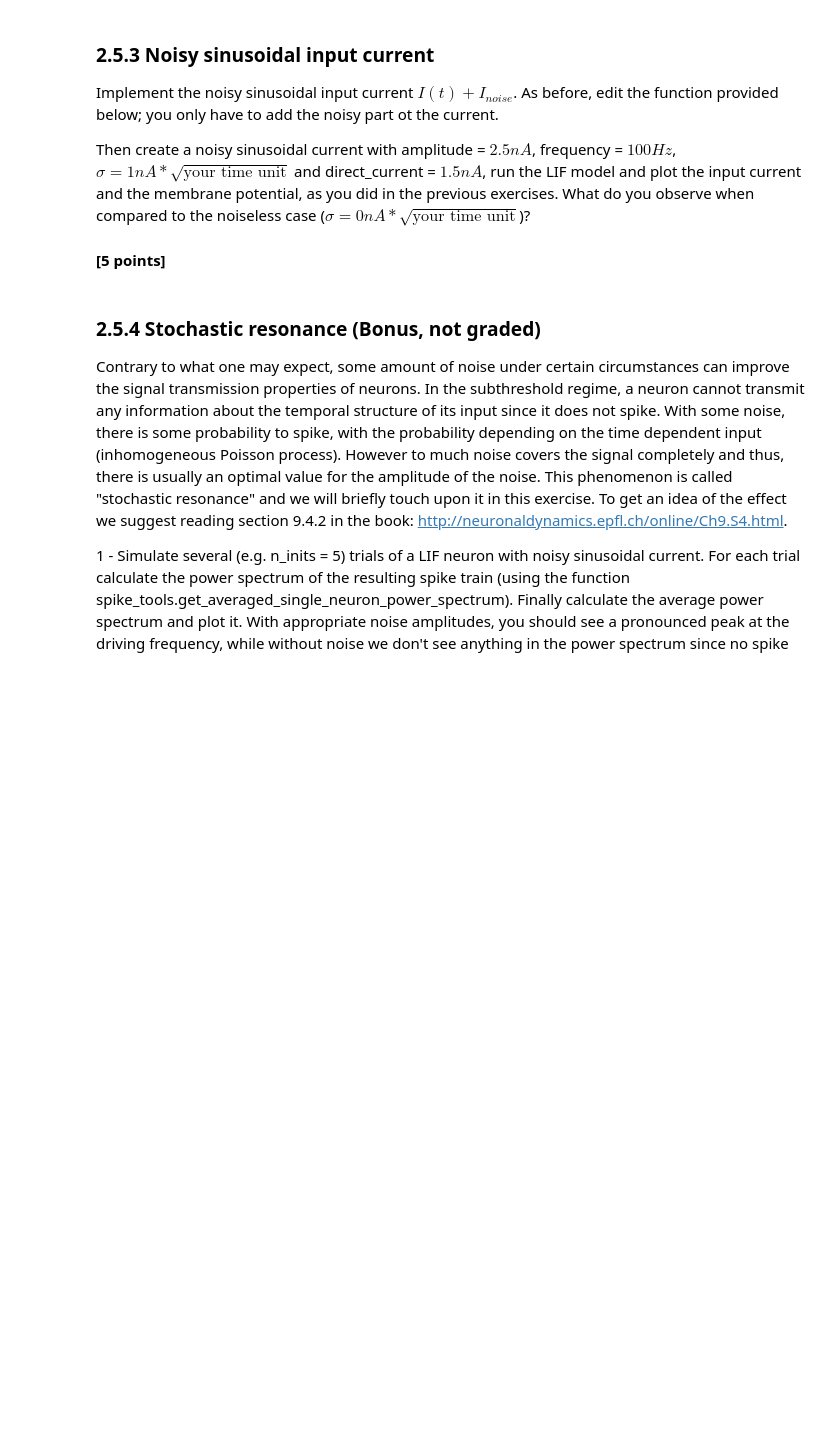
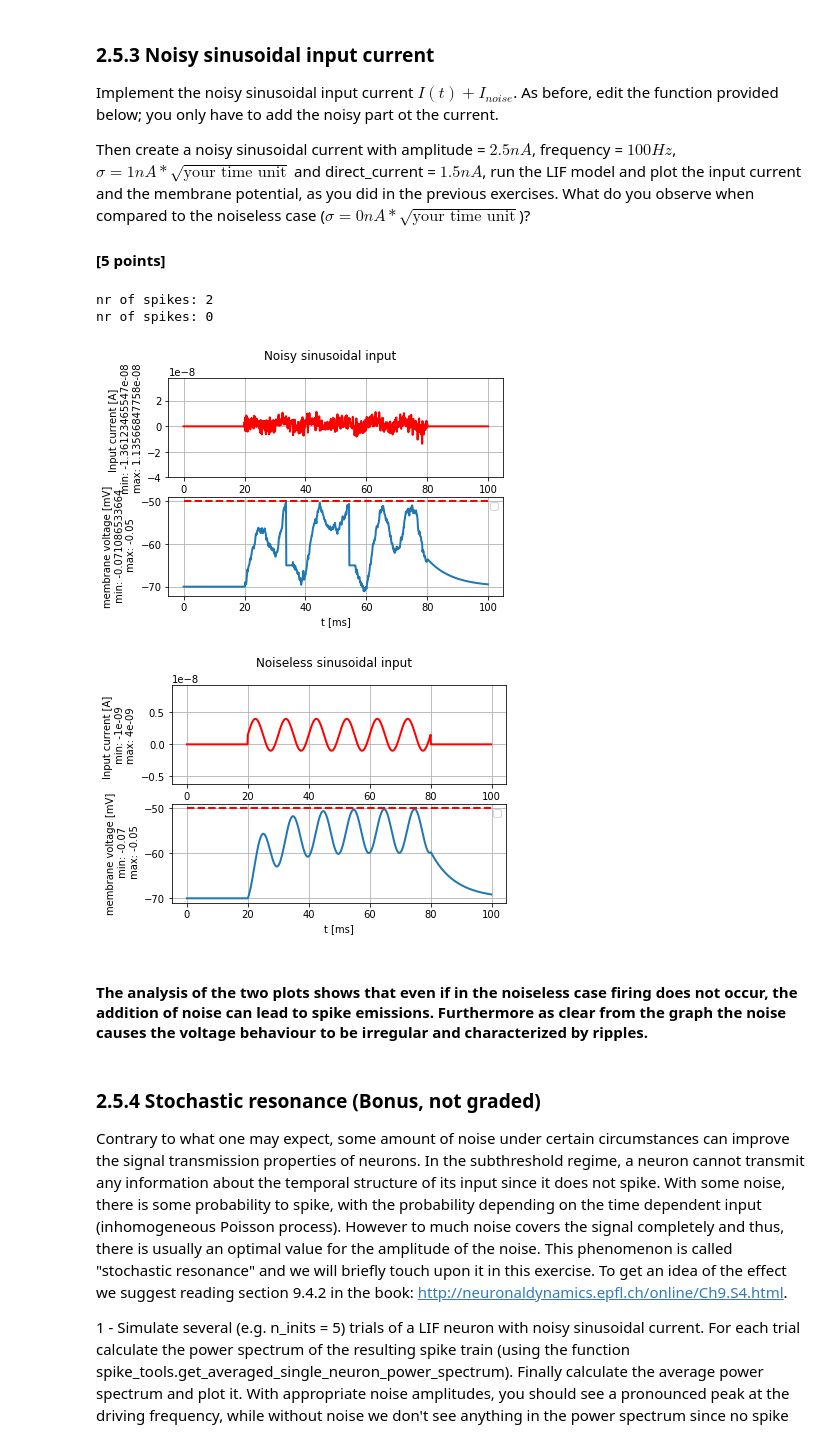
Before and after one commit to fedeflo2/Bestbio1, a Jupyter notebook: Ex2_firstName_lastName_000.ipynb, the cells around one changed output. Saved outputs shown, nothing was run; the diff lists cells and outputs as text; code cells hidden in the pictures; blank space fills up the shorter version.

```diff
--- a/Ex2_firstName_lastName_000.ipynb
+++ b/Ex2_firstName_lastName_000.ipynb
@@ -509,40 +539,69 @@ def get_noisy_sinusoidal_current(t_start, t_end, unit_time,
     if t_end > t_start:  # if deltaT is zero, we return a zero current
         phi = range(0, (t_end - t_start) + 1)
         phi = phi * unit_time * frequency
         phi = phi * 2. * math.pi + phase_offset
-        c = numpy.sin(phi)
+        c = np.sin(phi)
         c = (direct_current + c * amplitude) # add direct current and scale by amplitude
         tmp[t_start: t_end + 1, 0] = c # add sinusoidal part of current
 
         # Add noisy part of current here
         # Pay attention to correct scaling with respect to the unit_time (time_step)
-        tmp[t_start:t_end] += ???
+        tmp[t_start:t_end] += sigma*np.expand_dims(np.random.randn(t_end-t_start),1)/np.sqrt(unit_time)
 
     curr = b2.TimedArray(tmp, dt= unit_time)
     return curr
 
 # ------------------
-amplitude = ???
-frequency = ???
+amplitude = 2.5*b2.namp
+frequency = 100*b2.Hz
 time_unit = 1.*b2.ms
 time_step = 0.1*b2.ms # This is needed for higher temporal resolution
-sigma = ???
-direct_current = ???
+sigma = 1.*b2.namp*np.sqrt(time_unit)
+direct_current = 1.5*b2.namp
+
+np.random.seed(115)
 
 
 # Create a noisy sinusoidal current
 noisy_sinusoidal_current = get_noisy_sinusoidal_current(200, 800, unit_time = time_step,
                                            amplitude= amplitude, frequency=frequency,
                                           direct_current=direct_current, sigma = sigma)
 
 # Run the LIF model
 (state_monitor,spike_monitor) = LIF.simulate_LIF_neuron(input_current=noisy_sinusoidal_current, \
                                                         simulation_time = 100 * b2.ms)
 
 # plot I and vm
-plot_tools.plot_voltage_and_current_traces(state_monitor, noisy_sinusoidal_current, title="", \
+plt.figure()
+plot_tools.plot_voltage_and_current_traces(state_monitor, noisy_sinusoidal_current, title="Noisy sinusoidal input", \
                                            firing_threshold=LIF.FIRING_THRESHOLD)
+plt.legend()
 print("nr of spikes: {}".format(spike_monitor.count[0]))
+
+
+# simulate without noise for comparison
+sigma_zero = 0.*b2.namp*np.sqrt(time_unit)
+
+noisy_sinusoidal_current = get_noisy_sinusoidal_current(200, 800, unit_time = time_step,
+                                           amplitude= amplitude, frequency=frequency,
+                                          direct_current=direct_current, sigma = sigma_zero)
+
+plt.figure()
+(state_monitor,spike_monitor) = LIF.simulate_LIF_neuron(input_current=noisy_sinusoidal_current, \
+                                                        simulation_time = 100 * b2.ms)
+
+plot_tools.plot_voltage_and_current_traces(state_monitor, noisy_sinusoidal_current, title="Noiseless sinusoidal input", \
+                                                                               firing_threshold=LIF.FIRING_THRESHOLD)
+plt.legend()
+print("nr of spikes: {}".format(spike_monitor.count[0]))
+plt.show()
+# %% [output]
+nr of spikes: 2
+nr of spikes: 0
+[figure, added]
+[figure, added]
+# %% [markdown]
+#### The analysis of the two plots shows that even if in the noiseless case firing does not occur, the addition of noise can lead to spike emissions. Furthermore as clear from the graph the noise causes the voltage behaviour to be irregular and characterized by ripples.
 # %% [markdown]
 ### 2.5.4 Stochastic resonance (Bonus, not graded)
 Contrary to what one may expect, some amount of noise under certain circumstances can improve the signal transmission properties of neurons. In the subthreshold regime, a neuron cannot transmit any information about the temporal structure of its input since it does not spike. With some noise, there is some probability to spike, with the probability depending on the time dependent input (inhomogeneous Poisson process). However to much noise covers the signal completely and thus, there is usually an optimal value for the amplitude of the noise. This phenomenon is called "stochastic resonance" and we will briefly touch upon it in this exercise. To get an idea of the effect we suggest reading section 9.4.2 in the book: http://neuronaldynamics.epfl.ch/online/Ch9.S4.html.
```
Also changed, not shown: parts of 9 cells of this notebook.
